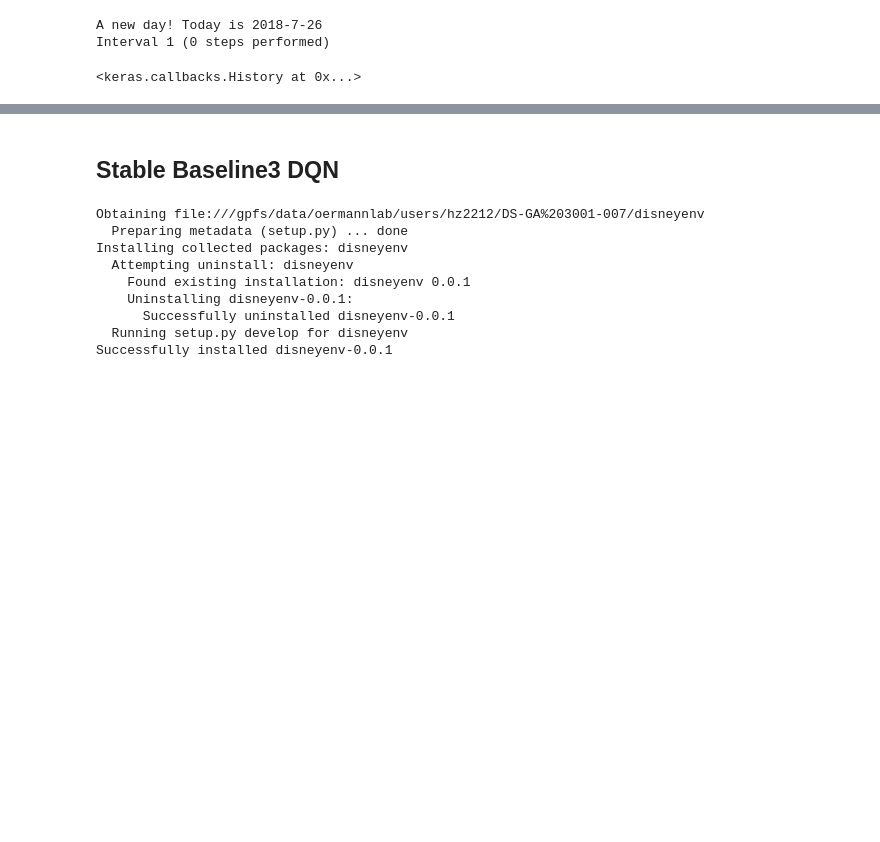
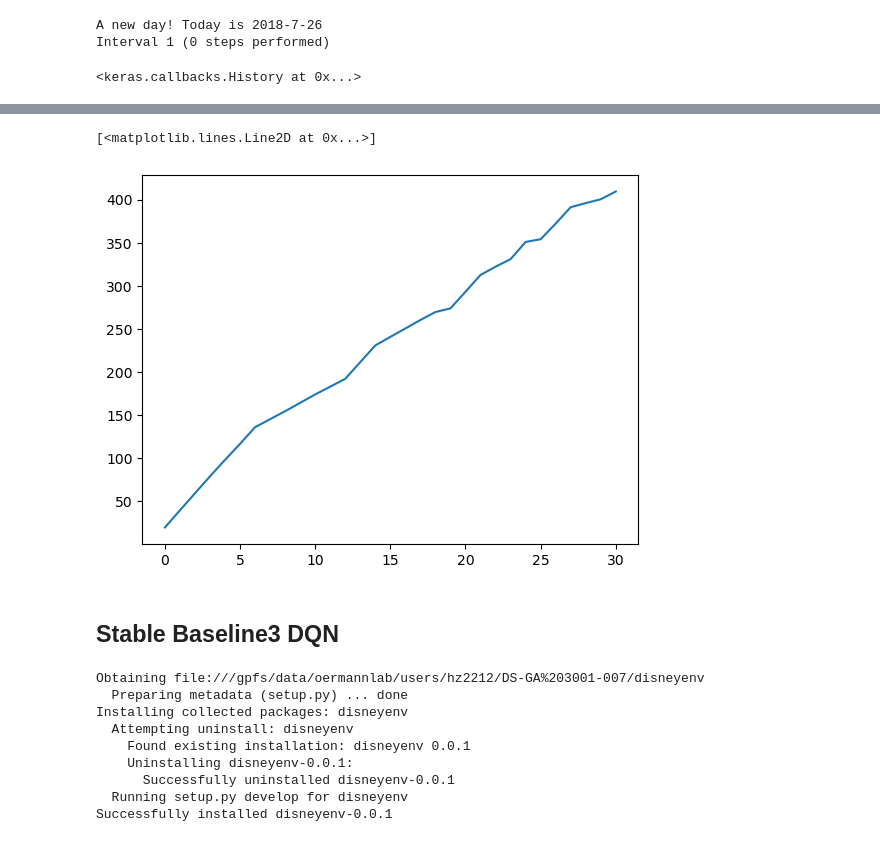
Before and after one commit to Hiroki39/DS-GA-3001-007-Final-Project, a Jupyter notebook: agent_testing.ipynb, the cells around one changed output, grey strips where cells are left out. Cells and saved outputs as stored; diff of their text form; code cells hidden in the pictures; blank space fills up the shorter version.

```diff
--- a/agent_testing.ipynb
+++ b/agent_testing.ipynb
@@ -90,0 +112,2 @@ Interval 1 (0 steps performed)
+# %%
+env = gym.make("disneyenv/Disney-v0")
@@ -90,0 +116,12 @@ Interval 1 (0 steps performed)
+# %%
+obs = env.reset()
+episode_return = []
+while True:
+    action = obs.action_space.sample
+    obs, reward, done, info = env.step(action)
+    print("at",env.current_time," the agent go to ride ",env.current_location,"in current land",env.current_land,"and get a reward of",reward)
+
+    episode_return += [reward]
+    if (done):
+        obs = env.reset()
+        break
@@ -90,0 +130,28 @@ Interval 1 (0 steps performed)
+# %%
+# A deterministic agent
+obs = env.reset()
+reward_arr = env.ridesinfo.popularity.apply(lambda x:  5 if type(x)!=str else env.reward_dict[x]).to_numpy()
+
+def get_action(obs,reward_arr=reward_arr):
+    indicies = np.where((obs["operationStatus"]  + ~obs["pastActions"]) == 2)[0]
+    if len(indicies) == 0:
+        return 106
+
+    wait_arr = obs["waitTime"][indicies]
+    reward_arr = reward_arr[indicies]
+    tmp = np.argmax([reward/wait if wait != 0 else reward for wait,reward in zip(wait_arr,reward_arr)])
+
+    action = indicies[tmp]
+    return action
+
+
+episode_return = []
+while True:
+    action = get_action(obs)
+    obs, reward, done, info = env.step(action)
+    print("at",env.current_time," the agent go to ride ",env.current_location,"in current land",env.current_land,"and get a reward of",reward)
+
+    episode_return += [reward]
+    if (done):
+        obs = env.reset()
+        break
@@ -91,3 +176,8 @@ Interval 1 (0 steps performed)
+# %%
+plt.plot(np.arange(len(episode_return)),np.cumsum(episode_return))
+# %% [output]
+[<matplotlib.lines.Line2D at 0x...>]
+[figure, added]
 # %% [markdown]
 ## Stable Baseline3 DQN
 # %%
```
Also changed, not shown: parts of 6 cells of this notebook.
